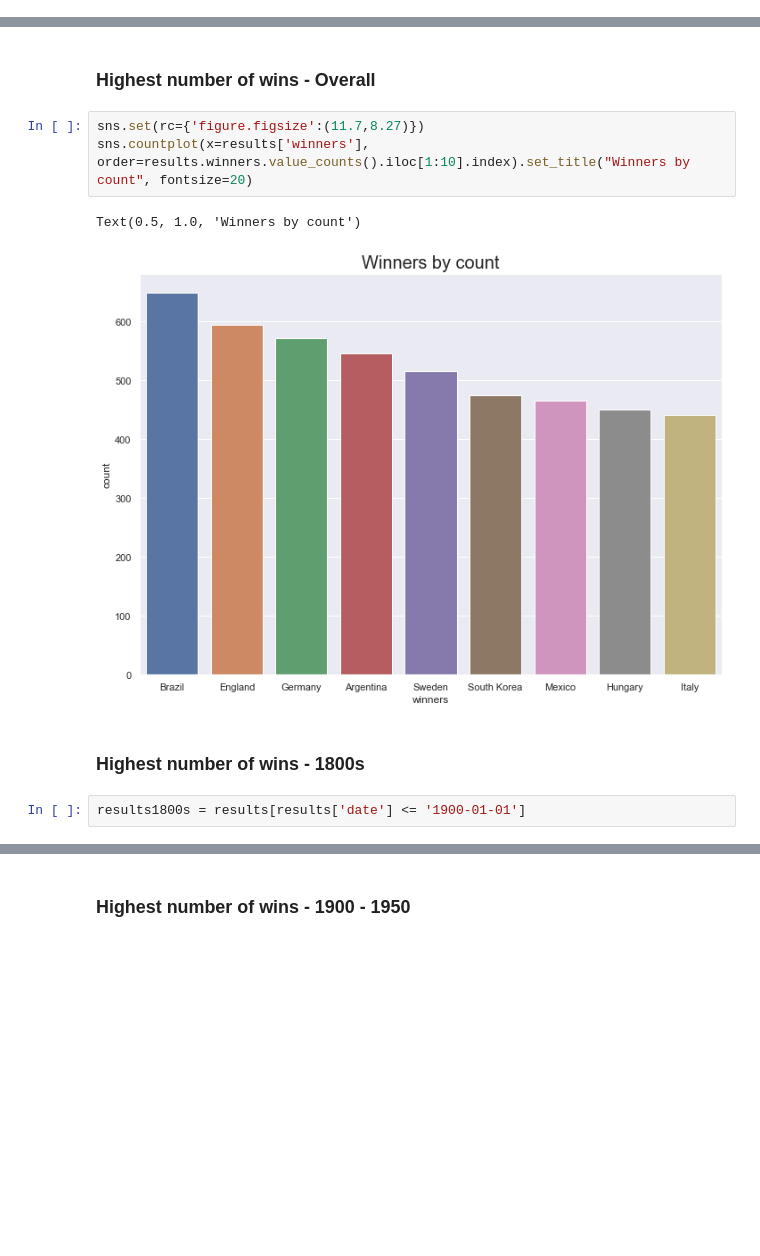
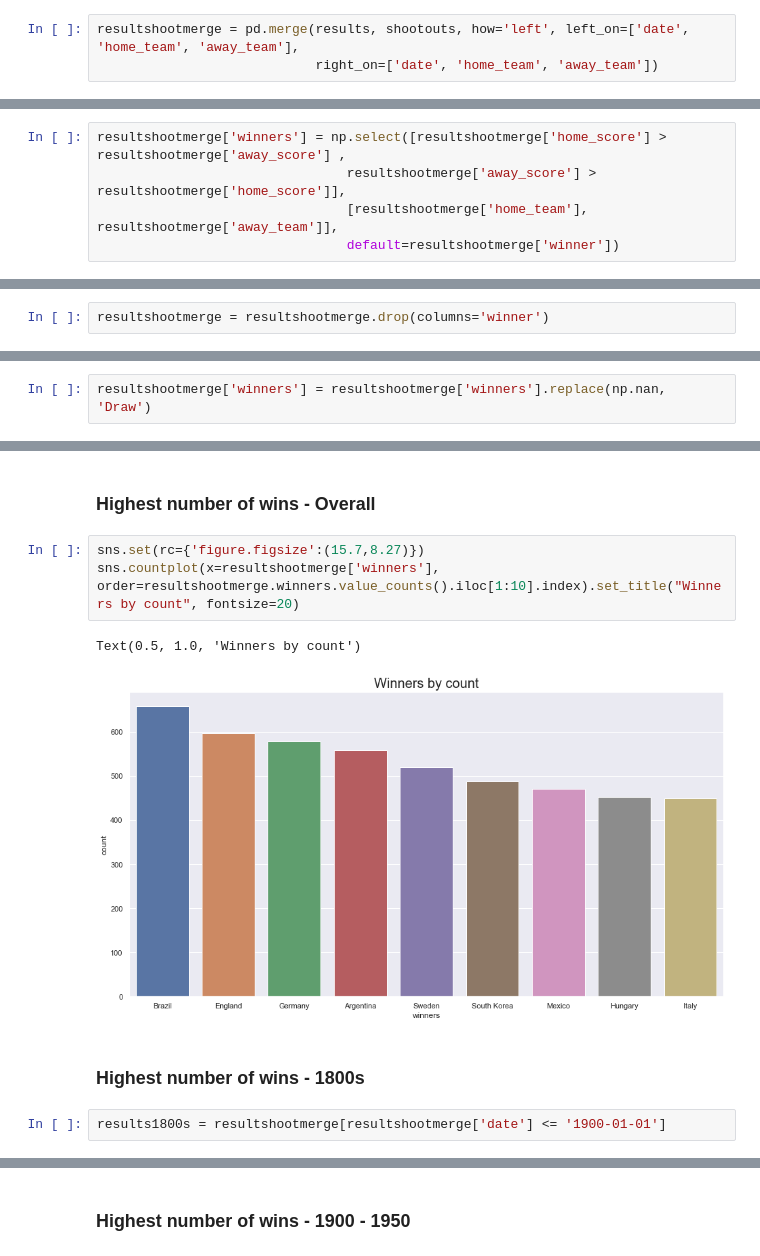
Before and after one commit to Tamizh2907/Footballdata, a Jupyter notebook: main.ipynb, the cells around one changed output, grey strips where cells are left out. Drawn from its saved outputs; the diff is of its cells as text; blank space fills up the shorter version.

```diff
--- a/main.ipynb
+++ b/main.ipynb
@@ -81,0 +92,3 @@ results.head()
+# %%
+resultshootmerge = pd.merge(results, shootouts, how='left', left_on=['date', 'home_team', 'away_team'],
+                            right_on=['date', 'home_team', 'away_team'])
@@ -81,0 +109,5 @@ results.head()
+# %%
+resultshootmerge['winners'] = np.select([resultshootmerge['home_score'] > resultshootmerge['away_score'] ,
+                                resultshootmerge['away_score'] > resultshootmerge['home_score']],
+                                [resultshootmerge['home_team'], resultshootmerge['away_team']],
+                                default=resultshootmerge['winner'])
@@ -81,0 +135,2 @@ results.head()
+# %%
+resultshootmerge = resultshootmerge.drop(columns='winner')
@@ -81,0 +146,2 @@ results.head()
+# %%
+resultshootmerge['winners'] = resultshootmerge['winners'].replace(np.nan, 'Draw')
@@ -82,13 +157,13 @@ results.head()
 # %% [markdown]
 ### Highest number of wins - Overall
 # %%
-sns.set(rc={'figure.figsize':(11.7,8.27)})
-sns.countplot(x=results['winners'], order=results.winners.value_counts().iloc[1:10].index).set_title("Winners by count", fontsize=20)
+sns.set(rc={'figure.figsize':(15.7,8.27)})
+sns.countplot(x=resultshootmerge['winners'], order=resultshootmerge.winners.value_counts().iloc[1:10].index).set_title("Winners by count", fontsize=20)
 # %% [output]
 Text(0.5, 1.0, 'Winners by count')
-[figure, old version]
+[figure, new version]
 # %% [markdown]
 ### Highest number of wins - 1800s
 # %%
-results1800s = results[results['date'] <= '1900-01-01']
+results1800s = resultshootmerge[resultshootmerge['date'] <= '1900-01-01']
 # %%
```
Also changed, not shown: parts of 53 cells of this notebook.
